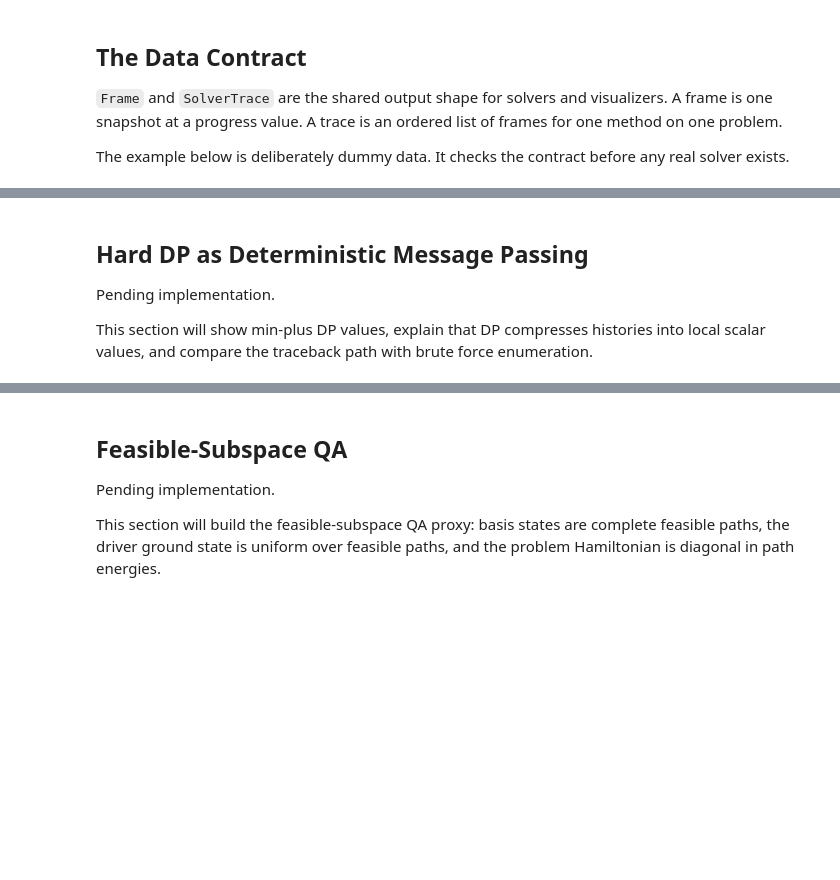
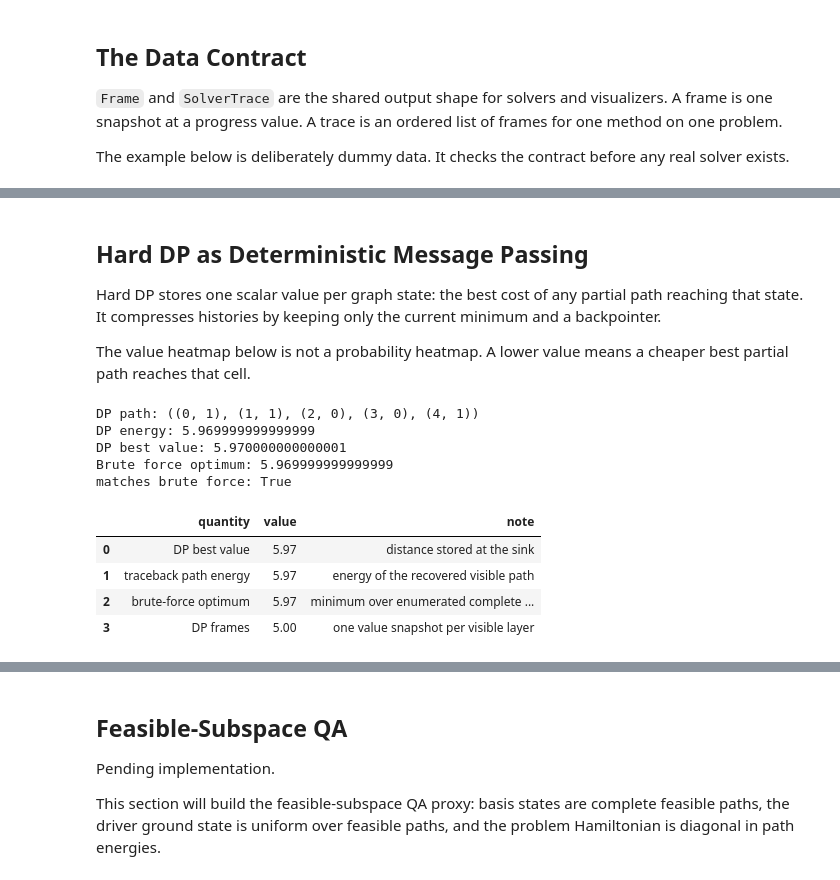
Before and after one commit to Achernar6/Classic-Algorithm-Beyond-Classic, a Jupyter notebook: notebooks/01_dp_softdp_qa_layered_path.ipynb, the cells around one changed output, grey strips where cells are left out. Saved outputs shown, nothing was run; the diff lists cells and outputs as text; code cells hidden in the pictures; blank space fills up the shorter version.

```diff
--- a/notebooks/01_dp_softdp_qa_layered_path.ipynb
+++ b/notebooks/01_dp_softdp_qa_layered_path.ipynb
@@ -222,6 +321,58 @@ plt.show()
 # %% [markdown]
 ## Hard DP as Deterministic Message Passing
 
-Pending implementation.
+Hard DP stores one scalar value per graph state: the best cost of any partial path reaching that state. It compresses histories by keeping only the current minimum and a backpointer.
 
-This section will show min-plus DP values, explain that DP compresses histories into local scalar values, and compare the traceback path with brute force enumeration.
+The value heatmap below is not a probability heatmap. A lower value means a cheaper best partial path reaches that cell.
+# %%
+from pathspace_lab.solvers.hard_dp import solve_hard_dp, traceback_best_path
+
+dp_trace = solve_hard_dp(problem)
+dp_path = traceback_best_path(problem, dp_trace)
+dp_energy = problem.path_energy(dp_path)
+bruteforce_best = float(energies.min())
+
+print("DP path:", dp_path)
+print("DP energy:", dp_energy)
+print("DP best value:", dp_trace.metadata["best_value"])
+print("Brute force optimum:", bruteforce_best)
+print("matches brute force:", np.isclose(dp_trace.metadata["best_value"], bruteforce_best))
+# %% [output]
+DP path: ((0, 1), (1, 1), (2, 0), (3, 0), (4, 1))
+DP energy: 5.969999999999999
+DP best value: 5.970000000000001
+Brute force optimum: 5.969999999999999
+matches brute force: True
+# %%
+dp_summary = pd.DataFrame(
+    [
+        {
+            "quantity": "DP best value",
+            "value": dp_trace.metadata["best_value"],
+            "note": "distance stored at the sink",
+        },
+        {
+            "quantity": "traceback path energy",
+            "value": dp_energy,
+            "note": "energy of the recovered visible path",
+        },
+        {
+            "quantity": "brute-force optimum",
+            "value": bruteforce_best,
+            "note": "minimum over enumerated complete paths",
+        },
+        {
+            "quantity": "DP frames",
+            "value": len(dp_trace.frames),
+            "note": "one value snapshot per visible layer",
+        },
+    ]
+)
+
+dp_summary
+# %% [output]
+|  | quantity | value | note |
+| 0 | DP best value | 5.97 | distance stored at the sink |
+| 1 | traceback path energy | 5.97 | energy of the recovered visible path |
+| 2 | brute-force optimum | 5.97 | minimum over enumerated complete ... |
+| 3 | DP frames | 5.00 | one value snapshot per visible layer |
```
Also changed, not shown: parts of 16 cells of this notebook, 11 other files.
